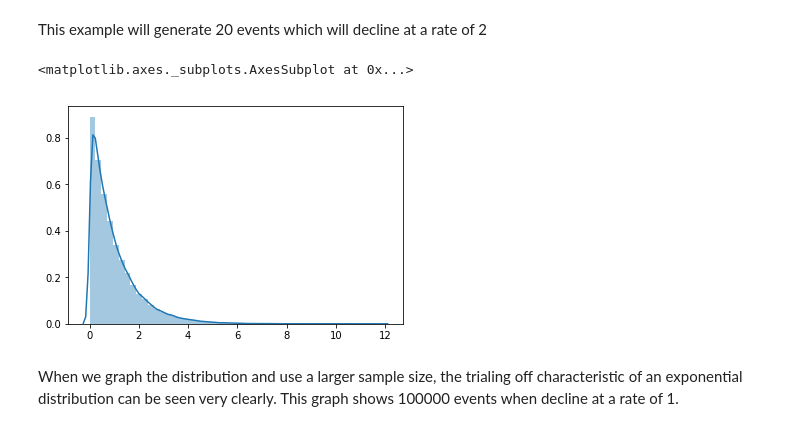
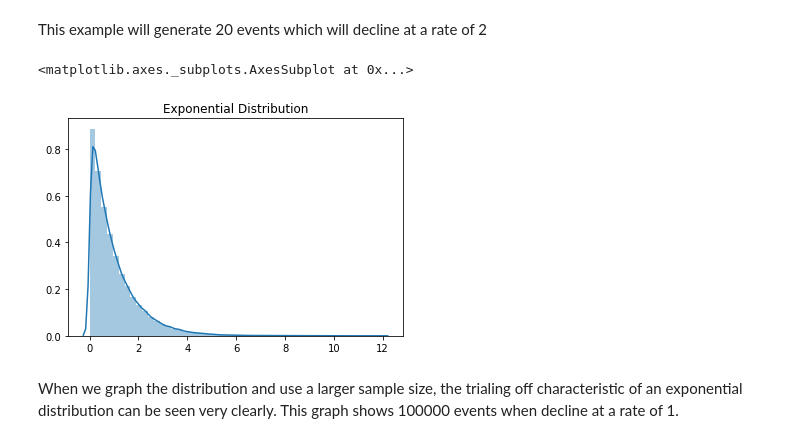
Before and after one commit to zoecahill1/DAprog-assignment, a Jupyter notebook: numpy-random.ipynb, the cells around one changed output. Cells and saved outputs as stored; diff of their text form; code cells hidden in the pictures.

```diff
--- a/numpy-random.ipynb
+++ b/numpy-random.ipynb
@@ -218,10 +223,11 @@ array([0.32086271, 0.10806118, 4.05175985, 0.0626228 , 1.4165287 ,
 # %% [markdown]
 This example will generate 20 events which will decline at a rate of 2
 # %%
+plt.title("Exponential Distribution")
 sns.distplot(np.random.exponential(1, 100000))
 # %% [output]
 <matplotlib.axes._subplots.AxesSubplot at 0x...>
-[figure, old version]
+[figure, new version]
 # %% [markdown]
 When we graph the distribution and use a larger sample size, the trialing off characteristic of an exponential distribution can be seen very clearly. This graph shows 100000 events when decline at a rate of 1.
 # %% [markdown]
```
Also changed, not shown: parts of 16 cells of this notebook, 1 other file.
